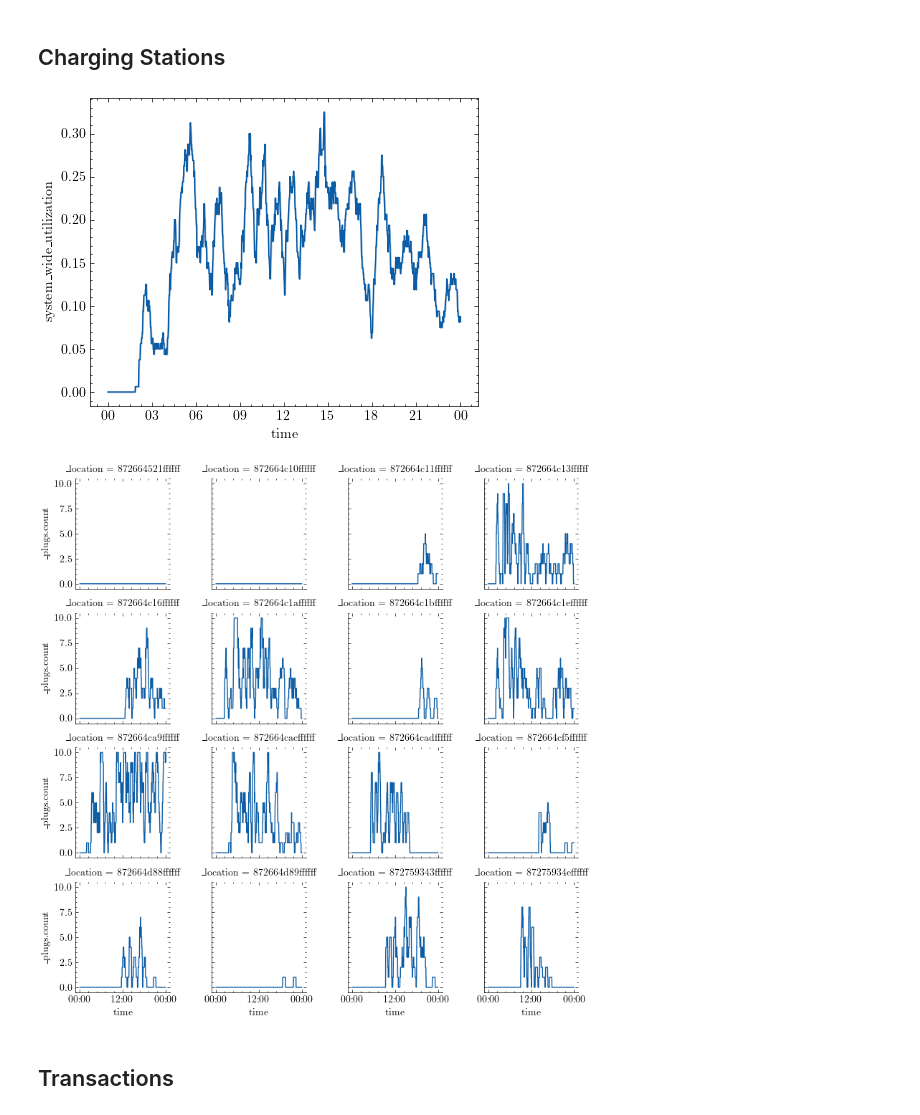
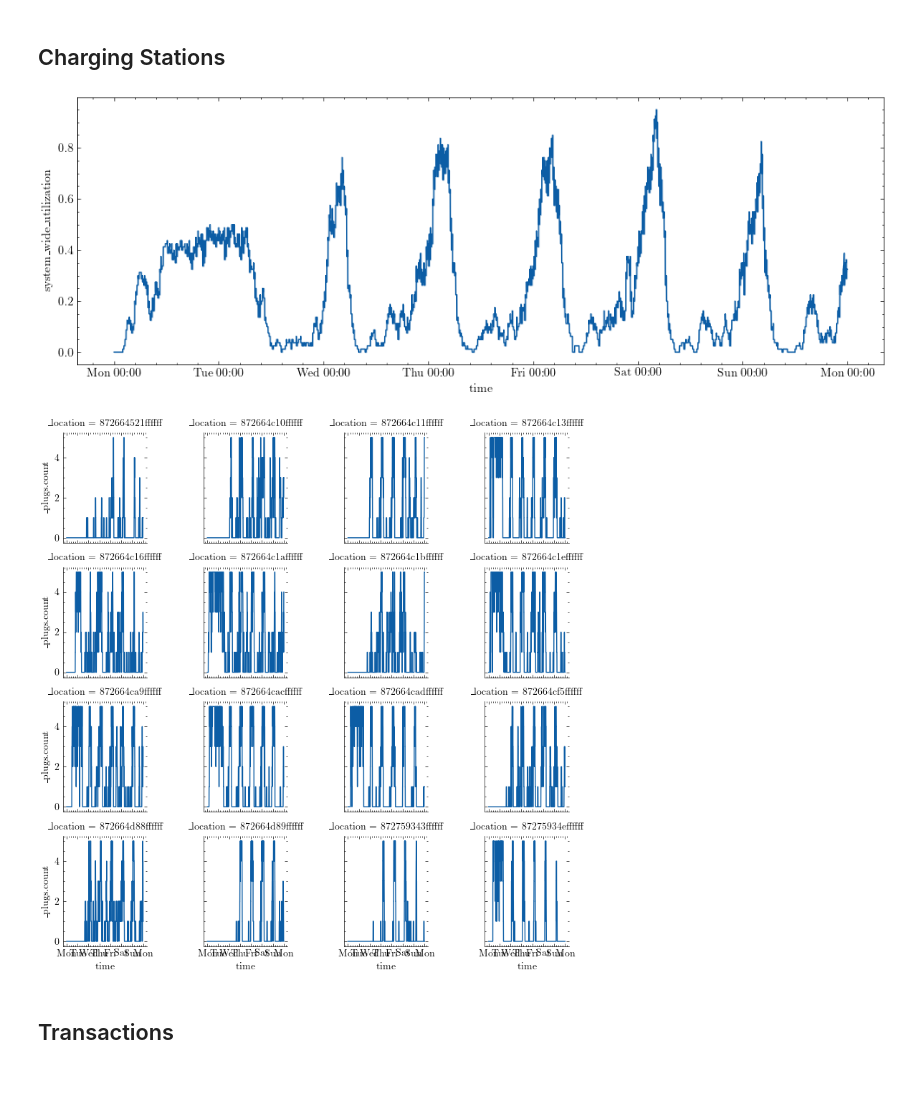
Before and after one commit to IS3UniCologne/urban-mobility-simulation, a Jupyter notebook: resources/scripts/simulation_analysis/shared_charging.ipynb, the cells around one changed output. Drawn from its saved outputs; the diff is of its cells as text; code cells hidden in the pictures; blank space fills up the shorter version.

```diff
--- a/resources/scripts/simulation_analysis/shared_charging.ipynb
+++ b/resources/scripts/simulation_analysis/shared_charging.ipynb
@@ -48,0 +65,2 @@ parser.read("resources/configurations/shared-charging.ini")
+# %%
+SIM_DAYS = parser.getint("EXPERIMENT_MANAGEMENT", "END_TIME") // 1440 + 1
@@ -240,37 +239,37 @@ for a in ax[0]:
 # %% [markdown]
 ## Charging Stations
 # %%
-charging_station_tracking = pd.read_csv("data/output/tracking/charging_stations.csv")
+charging_station_tracking_coordinated = pd.read_csv(f"data/output/tracking/{RUN_COORDINATED}_charging_stations.csv")
 # %%
 CHARGING_STATION_CAPACITY = parser.getint("CHARGING_INFRASTRUCTURE", "CHARGING_STATION_CAPACITY")
 # %%
-charging_station_tracking['utilization'] = charging_station_tracking['_plugs.count'] / CHARGING_STATION_CAPACITY
+charging_station_tracking_coordinated['utilization'] = charging_station_tracking_coordinated['_plugs.count'] / CHARGING_STATION_CAPACITY
 
-charging_station_tracking['system_wide_utilization'] = charging_station_tracking.groupby('time')['utilization'].transform('mean')
+charging_station_tracking_coordinated['system_wide_utilization'] = charging_station_tracking_coordinated.groupby('time')['utilization'].transform('mean')
 # %%
 # rename time axis
-charging_station_tracking['time'] = pd.to_datetime(charging_station_tracking['time'].apply(SimulationTimeConverter.as_time), format="%H:%M:%S")
+charging_station_tracking_coordinated['time'] = pd.to_datetime(charging_station_tracking_coordinated['time'].apply(SimulationTimeConverter.as_datetime))
 # %%
-fig, ax = plt.subplots(1,1, figsize=(5,4))
+fig, ax = plt.subplots(1,1, figsize=(12,4))
 
-sns.lineplot(data=charging_station_tracking, x='time', y='system_wide_utilization', ax=ax)
+sns.lineplot(data=charging_station_tracking_coordinated, x='time', y='system_wide_utilization', ax=ax)
 
-ax.xaxis.set_major_locator(mdates.AutoDateLocator(maxticks=12))
-ax.xaxis.set_major_formatter(mdates.DateFormatter('%H'))
+ax.xaxis.set_major_locator(mdates.AutoDateLocator(maxticks=SIM_DAYS * 2))
+ax.xaxis.set_major_formatter(mdates.DateFormatter('%a %H:%M'))
 # %% [output]
-[figure, old version]
+[figure, new version]
 # %%
-charging_station_tracking.sort_values(by=['time', '_location'], inplace=True)
+charging_station_tracking_coordinated.sort_values(by=['time', '_location'], inplace=True)
 g = sns.relplot(
-    data=charging_station_tracking, x='time', y='_plugs.count', col='_location', kind='line', col_wrap=4, height=2)
+    data=charging_station_tracking_coordinated, x='time', y='_plugs.count', col='_location', kind='line', col_wrap=4, height=2)
 
 axes = g.axes.flat
 
 for a in axes:
-    a.xaxis.set_major_locator(mdates.AutoDateLocator(maxticks=4))
-    a.xaxis.set_major_formatter(mdates.DateFormatter('%H:%M'))
+    a.xaxis.set_major_locator(mdates.AutoDateLocator(maxticks=SIM_DAYS))
+    a.xaxis.set_major_formatter(mdates.DateFormatter('%a'))
 # %% [output]
-[figure, old version]
+[figure, new version]
 # %% [markdown]
 ## Transactions
 # %%
```
Also changed, not shown: parts of 53 cells of this notebook, 1 other file.
